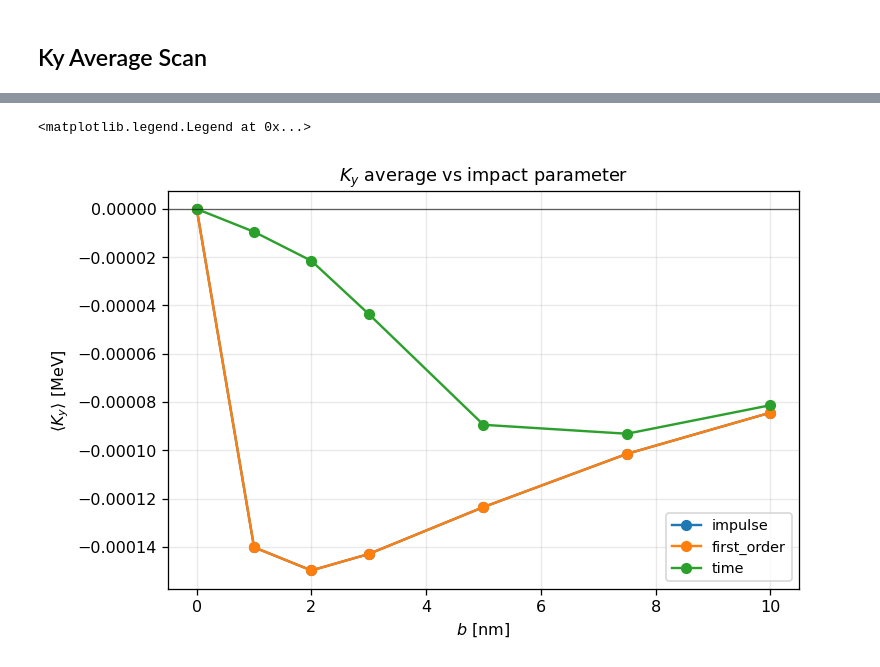
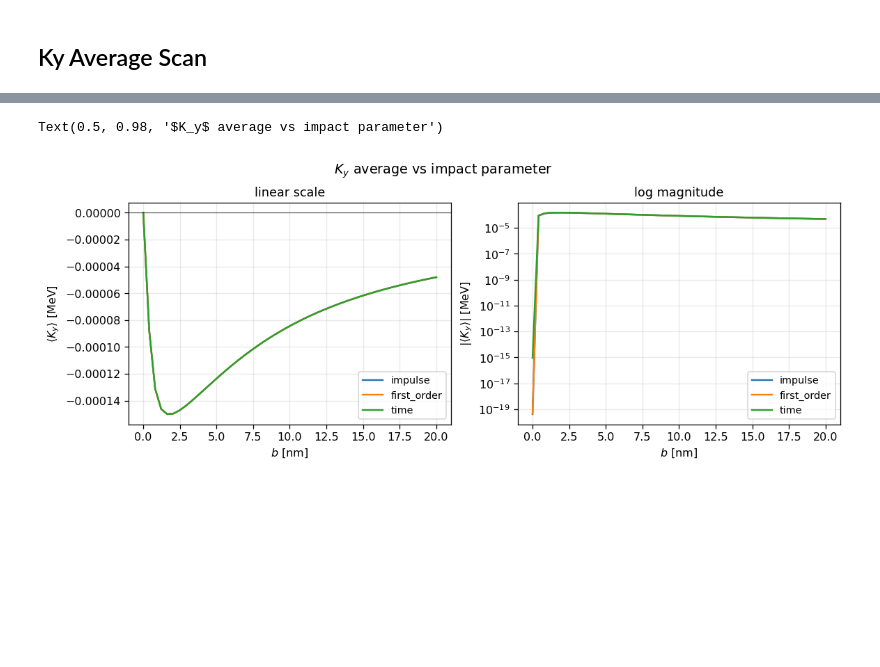
Before and after one commit to Anton-Murtazin/moller_vortex, a Jupyter notebook: analysis_workspace.ipynb, the cells around one changed output, grey strips where cells are left out. Drawn from its saved outputs; the diff is of its cells as text; code cells hidden in the pictures; blank space fills up the shorter version.

Commit message:
Methods aligned

```diff
--- a/analysis_workspace.ipynb
+++ b/analysis_workspace.ipynb
@@ -7,6 +7,7 @@ from dataclasses import replace
 import time
 
 import matplotlib.pyplot as plt
+import matplotlib.ticker as mticker
 import numpy as np
 
 import moller_vortex as mv
@@ -21,4 +22,5 @@ plt.rcParams.update({
     "legend.fontsize": 9,
     "xtick.labelsize": 10,
     "ytick.labelsize": 10,
+    "image.cmap": "viridis",
 })
@@ -61,6 +129,11 @@ method_kwargs = {
     "time": {"quadrature": time_quad, "batch_size": TIME_BATCH_SIZE},
     "massive": {"quadrature": time_quad_massive, "batch_size": MASSIVE_BATCH_SIZE},
 }
+
+probability_method_kwargs = {
+    name: (kwargs if kwargs else None)
+    for name, kwargs in method_kwargs.items()
+}
 # %% [markdown]
 ## Packets
 # %%
@@ -666,7 +779,7 @@ longitudinal_density = mv.longitudinal_density_grid(
     N1=N1,
     N2=N2,
     method=longitudinal_method,
-    method_kwargs=method_probability_kwargs(longitudinal_method),
+    method_kwargs=probability_method_kwargs[longitudinal_method],
     progress=True,
     workers=N_WORKERS,
 )
@@ -920,24 +1071,9 @@ ky_scan_quad = replace(
     n_k4z=13,
 )
 
-impact_b_values_nm = np.array([0.0, 1.0, 2.0, 3.0, 5.0, 7.5, 10.0])
+impact_b_values_nm = np.linspace(0.0, 20.0, 50)
 KY_METHODS = ("impulse", "first_order", "time")
 
-
-def ky_average_at_b(method, b_nm):
-    b = np.array([b_nm * mv.NM_TO_MEV_INV, 0.0], dtype=float)
-    return mv.ky_average(
-        packet1,
-        packet2,
-        ky_scan_quad,
-        impact_b=b,
-        N1=N1,
-        N2=N2,
-        method=method,
-        method_kwargs=method_probability_kwargs(method),
-        progress=True,
-        workers=N_WORKERS,
-    )
 
 
 ky_scan_values = {}
@@ -946,16 +1082,45 @@ for method in KY_METHODS:
     ky_scan_values[method] = np.array(scan_values(
         f"Ky {method} b scan",
         list(impact_b_values_nm),
-        lambda b_nm, method=method: ky_average_at_b(method, b_nm),
+        lambda b_nm, method=method: mv.ky_average(
+            packet1,
+            packet2,
+            ky_scan_quad,
+            impact_b=np.array([b_nm * mv.NM_TO_MEV_INV, 0.0], dtype=float),
+            N1=N1,
+            N2=N2,
+            method=method,
+            method_kwargs=probability_method_kwargs[method],
+            progress=True,
+            workers=N_WORKERS,
+        ),
     ))
 
-fig, ax = plt.subplots(figsize=(6.6, 4.2), constrained_layout=True)
+fig, axes = plt.subplots(1, 2, figsize=(10.0, 3.8), constrained_layout=True)
 for method, values in ky_scan_values.items():
-    ax.plot(impact_b_values_nm, values, marker="o", label=method)
-ax.axhline(0.0, color="black", lw=0.8, alpha=0.6)
-ax.set_xlabel(r"$b$ [nm]")
-ax.set_ylabel(r"$\langle K_y \rangle$ [MeV]")
-ax.set_title(r"$K_y$ average vs impact parameter")
-ax.legend()
+    axes[0].plot(impact_b_values_nm, values,
+                 # marker="o",
+                   label=method)
+    abs_values = np.abs(values)
+    positive = abs_values > 0.0
+    axes[1].plot(
+        impact_b_values_nm[positive],
+        abs_values[positive],
+        # marker="o",
+        label=method,
+    )
+
+axes[0].axhline(0.0, color="black", lw=0.8, alpha=0.6)
+axes[0].set_xlabel(r"$b$ [nm]")
+axes[0].set_ylabel(r"$\langle K_y \rangle$ [MeV]")
+axes[0].set_title("linear scale")
+axes[0].legend()
+
+axes[1].set_yscale("log")
+axes[1].set_xlabel(r"$b$ [nm]")
+axes[1].set_ylabel(r"$|\langle K_y \rangle|$ [MeV]")
+axes[1].set_title("log magnitude")
+axes[1].legend()
+fig.suptitle(r"$K_y$ average vs impact parameter")
 # %% [output]
 Ky scan method = impulse
@@ -978,2 +1143,2 @@ Ky time b scan: [########################]   7/  7 elapsed=199.91s eta=  0.00s
-<matplotlib.legend.Legend at 0x...>
+Text(0.5, 0.98, '$K_y$ average vs impact parameter')
-[figure, old version]
+[figure, new version]
```
Also changed, not shown: parts of 12 cells of this notebook, 3 other files.
